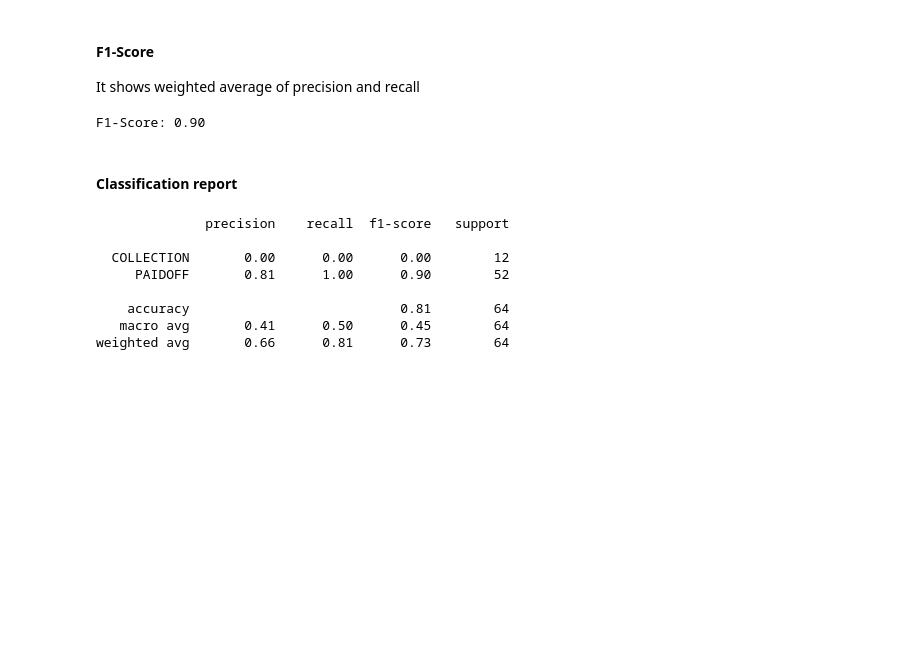
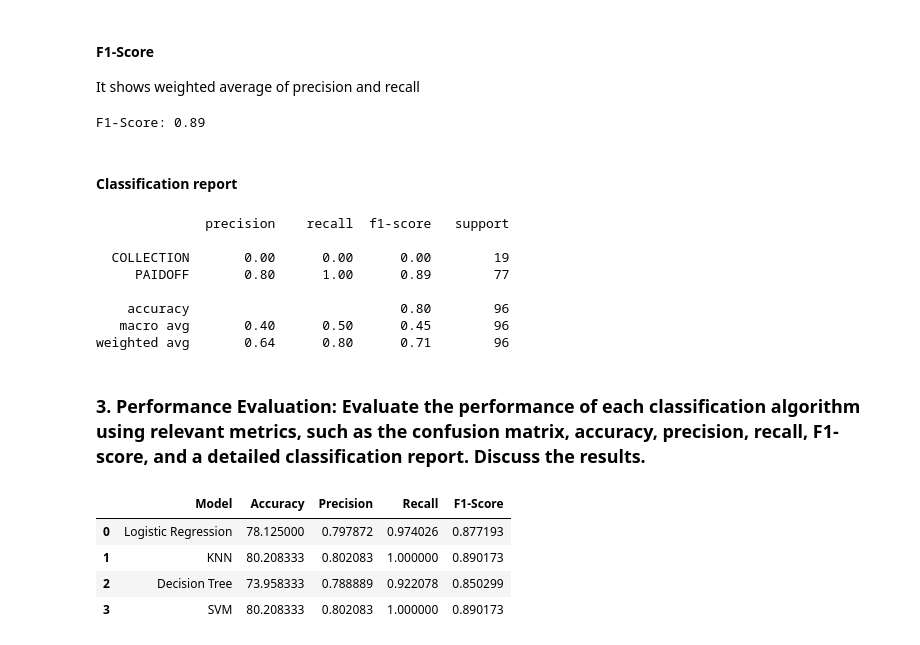
Before and after one commit to dalimvc/Clustering-and-Classification-Models, a Jupyter notebook: DS24-Classification-b21dalmi.ipynb, the cells around one changed output. Saved outputs shown, nothing was run; the diff lists cells and outputs as text; code cells hidden in the pictures; blank space fills up the shorter version.

```diff
--- a/DS24-Classification-b21dalmi.ipynb
+++ b/DS24-Classification-b21dalmi.ipynb
@@ -723,7 +723,7 @@ Best param. for SVM:  {'C': 0.1, 'gamma': 'scale', 'kernel': 'linear'}
 </style>
 <h4>Accuracy</h4>
 # %%
-accuracy_svm = accuracy_score(y_test, y_pred)
+accuracy_svm = accuracy_score(y_test, y_pred_svm)
 accuracy_svm_percentage = accuracy_svm * 100
 print(f"Accuracy svc: {accuracy_svm_percentage:.2f}%")
 # %% [output]
@@ -757,6 +757,6 @@ Confusion matrix:
 Ratio of correctly predicted positives to total predicted positives
 # %%
 #calculating precision
-precision_svm = precision_score(y_test, y_pred, pos_label='PAIDOFF')
+precision_svm = precision_score(y_test, y_pred_svm, pos_label='PAIDOFF')
 print(f"Precision: {precision_svm:.2f}")
 # %% [output]
@@ -771,7 +771,7 @@ Precision: 0.81
 Measures ratio of all predicted positives to all actual positives
 # %%
 #calculation recall
-recall_svm = recall_score(y_test, y_pred, pos_label='PAIDOFF')
+recall_svm = recall_score(y_test, y_pred_svm, pos_label='PAIDOFF')
 print(f"Recall: {recall_svm:.2f}")
 # %% [output]
 Recall: 1.00
@@ -785,10 +785,10 @@ Recall: 1.00
 It shows weighted average of precision and recall
 # %%
 #calculating f1 score
-f1_svm = f1_score(y_test, y_pred, pos_label='PAIDOFF')
+f1_svm = f1_score(y_test, y_pred_svm, pos_label='PAIDOFF')
 print(f"F1-Score: {f1_svm:.2f}")
 # %% [output]
-F1-Score: 0.90
+F1-Score: 0.89
 # %% [markdown]
 <style>
     h4 {
@@ -797,14 +797,40 @@ F1-Score: 0.90
 </style>
 <h4>Classification report</h4>
 # %%
-class_report_svm = classification_report(y_test, y_pred, zero_division=0)
+class_report_svm = classification_report(y_test, y_pred_svm, zero_division=0)
 print(class_report_svm)
 # %% [output]
               precision    recall  f1-score   support
 
-  COLLECTION       0.00      0.00      0.00        12
-     PAIDOFF       0.81      1.00      0.90        52
+  COLLECTION       0.00      0.00      0.00        19
+     PAIDOFF       0.80      1.00      0.89        77
 
-    accuracy                           0.81        64
-   macro avg       0.41      0.50      0.45        64
-weighted avg       0.66      0.81      0.73        64
+    accuracy                           0.80        96
+   macro avg       0.40      0.50      0.45        96
+weighted avg       0.64      0.80      0.71        96
+# %% [markdown]
+<style>
+    h3 {
+        color: #0078d4
+    }
+</style>
+<h3>3. Performance Evaluation:
+Evaluate the performance of each classification algorithm using relevant metrics,
+such as the confusion matrix, accuracy, precision, recall, F1-score, and a detailed
+classification report. Discuss the results.</h3>
+# %%
+metrics = pd.DataFrame({
+    'Model': ['Logistic Regression', 'KNN', 'Decision Tree', 'SVM'],
+    'Accuracy': [accuracy_log_regr_percentage, accuracy_knn, accuracy_dt_percentage, accuracy_svm_percentage],
+    'Precision': [precision_log_regr, precision_knn, precision_dt, precision_svm],
+    'Recall': [recall_log_regr, recall_knn, recall_dt, recall_svm],
+    'F1-Score': [f1_log_reg, f1_kmm, f1_dt, f1_svm]
+})
+
+metrics.head()
+# %% [output]
+|  | Model | Accuracy | Precision | Recall | F1-Score |
+| 0 | Logistic Regression | 78.125000 | 0.797872 | 0.974026 | 0.877193 |
+| 1 | KNN | 80.208333 | 0.802083 | 1.000000 | 0.890173 |
+| 2 | Decision Tree | 73.958333 | 0.788889 | 0.922078 | 0.850299 |
+| 3 | SVM | 80.208333 | 0.802083 | 1.000000 | 0.890173 |
```
Also changed, not shown: parts of 24 cells of this notebook.
